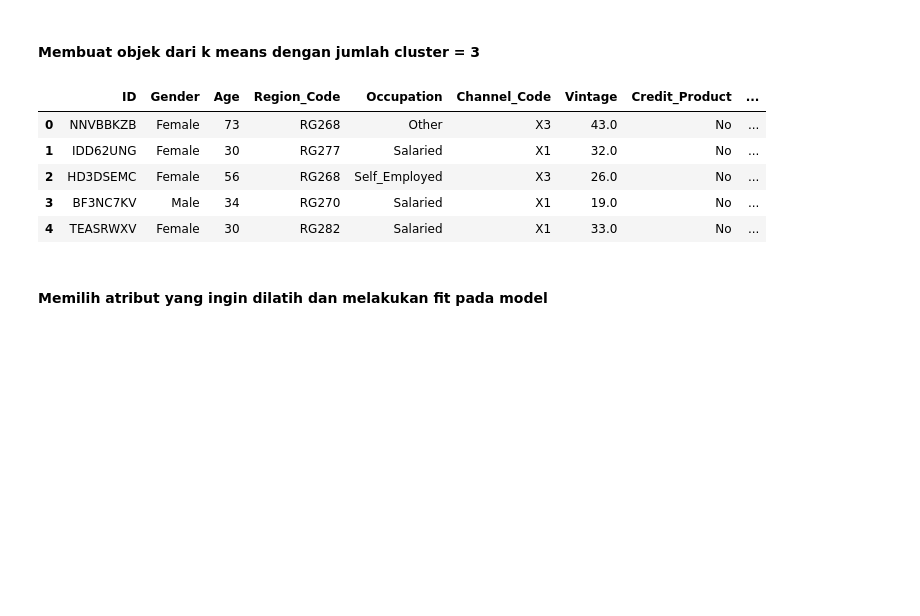
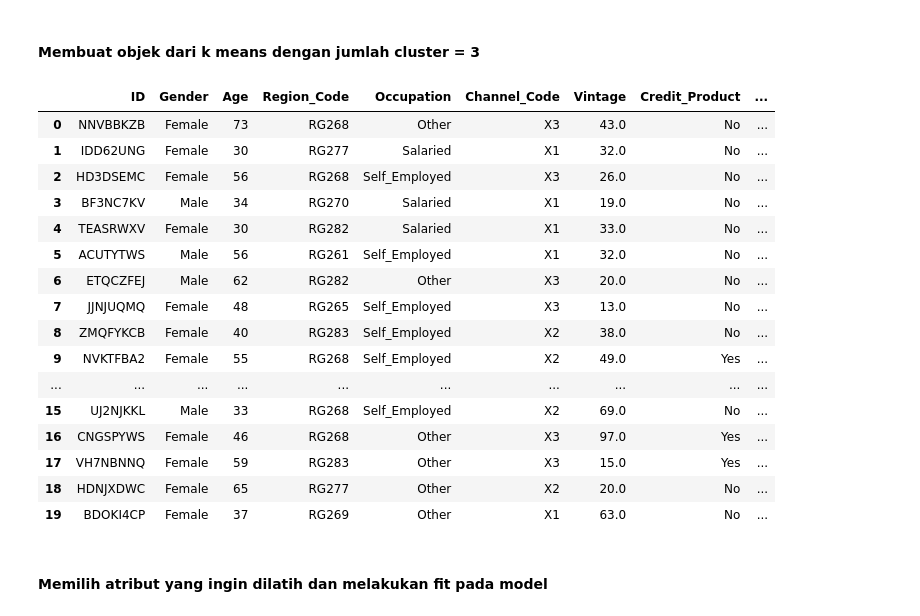
Before and after one commit to rosyanxone/Praktikum_KB, a Jupyter notebook: Posttest_KB_6/posttest06.ipynb, the cells around one changed output. Cells and saved outputs as stored; diff of their text form; code cells hidden in the pictures; blank space fills up the shorter version.

```diff
--- a/Posttest_KB_6/posttest06.ipynb
+++ b/Posttest_KB_6/posttest06.ipynb
@@ -35,14 +35,25 @@ memory usage: 70.4+ KB
 #### Membuat objek dari k means dengan jumlah cluster = 3
 # %%
 model = KMeans(n_clusters=3)
-df.head()
+df.head(20)
 # %% [output]
 |  | ID | Gender | Age | Region_Code | Occupation | Channel_Code | Vintage | Credit_Product | ... |
 | 0 | NNVBBKZB | Female | 73 | RG268 | Other | X3 | 43.0 | No | ... |
 | 1 | IDD62UNG | Female | 30 | RG277 | Salaried | X1 | 32.0 | No | ... |
 | 2 | HD3DSEMC | Female | 56 | RG268 | Self_Employed | X3 | 26.0 | No | ... |
 | 3 | BF3NC7KV | Male | 34 | RG270 | Salaried | X1 | 19.0 | No | ... |
 | 4 | TEASRWXV | Female | 30 | RG282 | Salaried | X1 | 33.0 | No | ... |
+| 5 | ACUTYTWS | Male | 56 | RG261 | Self_Employed | X1 | 32.0 | No | ... |
+| 6 | ETQCZFEJ | Male | 62 | RG282 | Other | X3 | 20.0 | No | ... |
+| 7 | JJNJUQMQ | Female | 48 | RG265 | Self_Employed | X3 | 13.0 | No | ... |
+| 8 | ZMQFYKCB | Female | 40 | RG283 | Self_Employed | X2 | 38.0 | No | ... |
+| 9 | NVKTFBA2 | Female | 55 | RG268 | Self_Employed | X2 | 49.0 | Yes | ... |
+| ... | ... | ... | ... | ... | ... | ... | ... | ... | ... |
+| 15 | UJ2NJKKL | Male | 33 | RG268 | Self_Employed | X2 | 69.0 | No | ... |
+| 16 | CNGSPYWS | Female | 46 | RG268 | Other | X3 | 97.0 | Yes | ... |
+| 17 | VH7NBNNQ | Female | 59 | RG283 | Other | X3 | 15.0 | Yes | ... |
+| 18 | HDNJXDWC | Female | 65 | RG277 | Other | X2 | 20.0 | No | ... |
+| 19 | BDOKI4CP | Female | 37 | RG269 | Other | X1 | 63.0 | No | ... |
 # %% [markdown]
 #### Memilih atribut yang ingin dilatih dan melakukan fit pada model
 # %%
```
Also changed, not shown: parts of 1 cell of this notebook.
